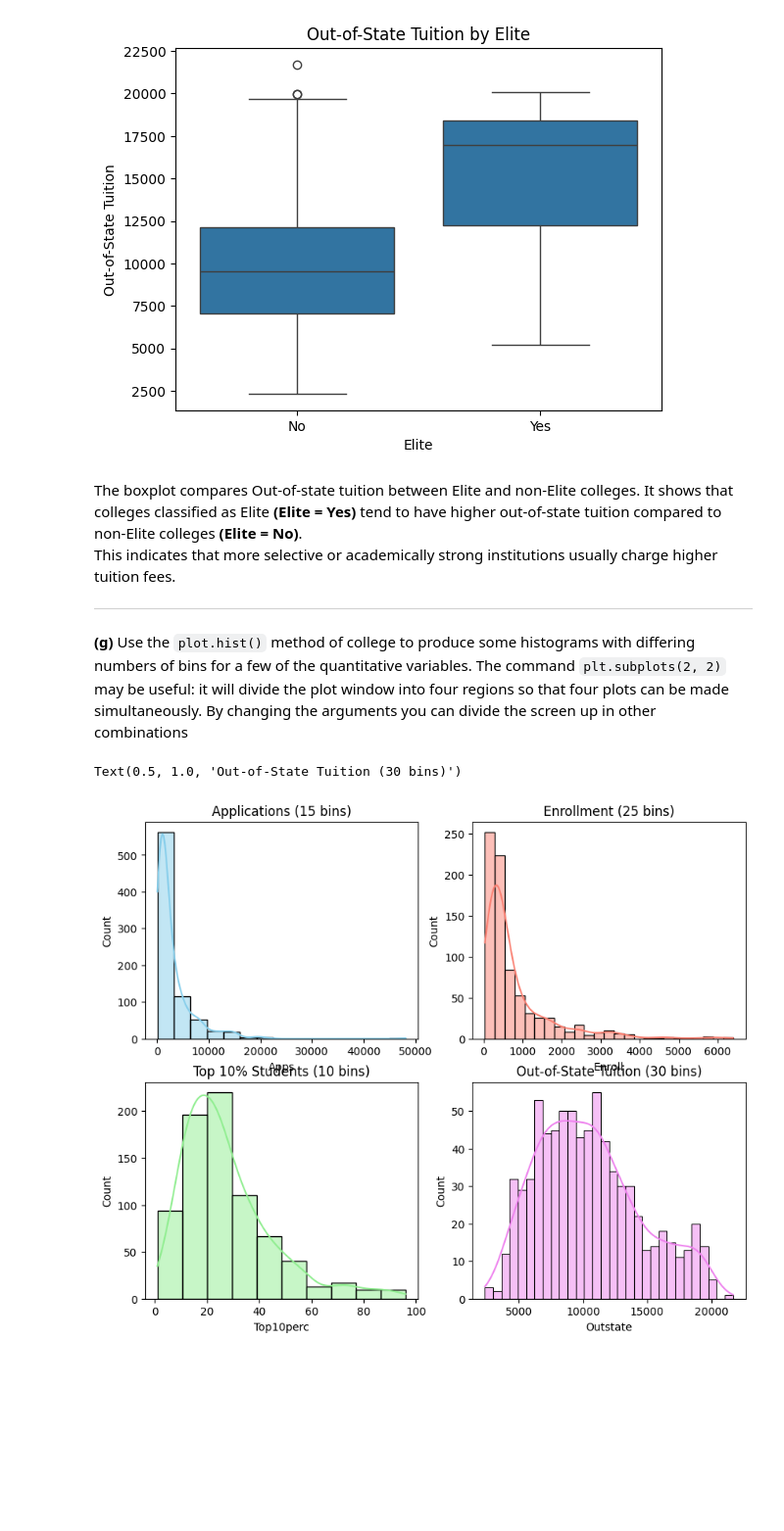
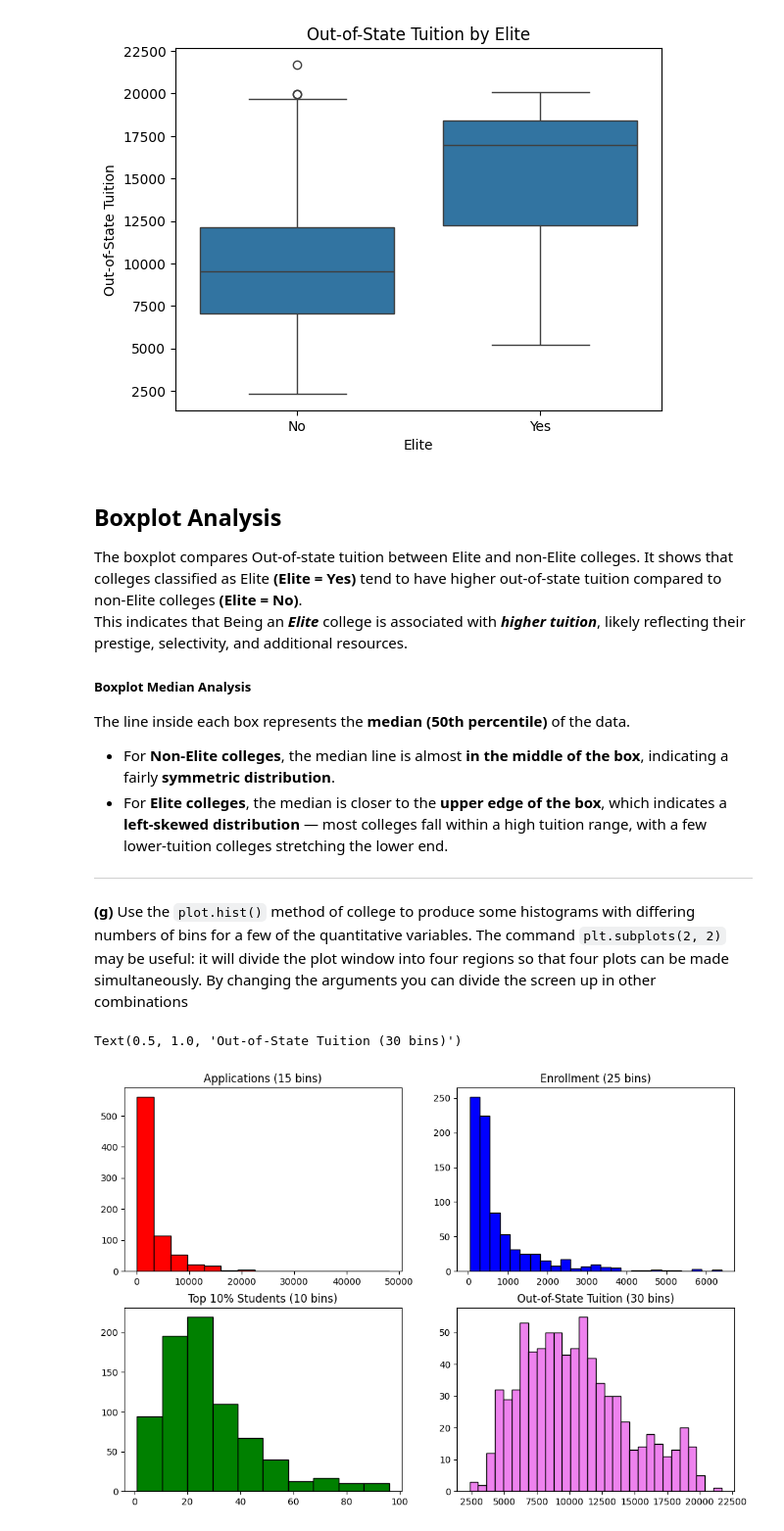
Before and after one commit to nouralahmad89-crypto/Laboration_databehandling, a Jupyter notebook: amerikanska universitet.ipynb, the cells around one changed output. Shown: that part at 98% size. Drawn from its saved outputs; the diff is of its cells as text; code cells hidden in the pictures; blank space fills up the shorter version.

```diff
--- a/amerikanska universitet.ipynb
+++ b/amerikanska universitet.ipynb
@@ -148,30 +162,41 @@ plt.ylabel('Out-of-State Tuition')
 Text(0, 0.5, 'Out-of-State Tuition')
 [figure]
 # %% [markdown]
+## Boxplot Analysis
+
 The boxplot compares Out-of-state tuition between Elite and non-Elite colleges.
 It shows that colleges classified as Elite **(Elite = Yes)** tend to have higher out-of-state tuition compared to non-Elite colleges **(Elite = No)**.<br>
-This indicates that more selective or academically strong institutions usually charge higher tuition fees.<br>
+This indicates that Being an ***Elite*** college is associated with ***higher tuition***, likely reflecting their prestige, selectivity, and additional resources.<br>
+##### Boxplot Median Analysis
 
+The line inside each box represents the **median (50th percentile)** of the data.
+
+- For **Non-Elite colleges**, the median line is almost **in the middle of the box**, indicating a fairly **symmetric distribution**.
+- For **Elite colleges**, the median is closer to the **upper edge of the box**, which indicates a **left-skewed distribution** — most colleges fall within a high tuition range, with a few lower-tuition colleges stretching the lower end.
 ---
 # %% [markdown]
 **(g)** Use the `plot.hist()` method of college to produce some histograms with differing numbers of bins for a few of the quantitative variables. The command `plt.subplots(2, 2)` may be useful: it will divide the plot window into four regions so that four plots can be made simultaneously. By changing the arguments
 you can divide the screen up in other combinations
 # %%
-fig, axes = plt.subplots(2, 2, figsize=(10, 8)) # Create a 2*2 grid of subplots
+# Create a 2x2 grid of subplots
+fig, axes = plt.subplots(2, 2, figsize=(12, 8))
 
-# Plot histograms for four quantitative variables with different bin sizes
-sns.histplot(college['Apps'], bins=15, kde=True, ax=axes[0, 0], color='skyblue')
+# Histogram for Applications
+axes[0, 0].hist(college['Apps'], bins=15, color='red', edgecolor='black')
 axes[0, 0].set_title('Applications (15 bins)')
 
-sns.histplot(college['Enroll'], bins=25, kde=True, ax=axes[0, 1], color='salmon')
+# Histogram for Enrollment
+axes[0, 1].hist(college['Enroll'], bins=25, color='blue', edgecolor='black')
 axes[0, 1].set_title('Enrollment (25 bins)')
 
-sns.histplot(college['Top10perc'], bins=10, kde=True, ax=axes[1, 0], color='lightgreen')
+# Histogram for Top 10% Students
+axes[1, 0].hist(college['Top10perc'], bins=10, color='green', edgecolor='black')
 axes[1, 0].set_title('Top 10% Students (10 bins)')
 
-sns.histplot(college['Outstate'], bins=30, kde=True, ax=axes[1, 1], color='violet')
+# Histogram for Out-of-State Tuition
+axes[1, 1].hist(college['Outstate'], bins=30, color='violet', edgecolor='black')
 axes[1, 1].set_title('Out-of-State Tuition (30 bins)')
 # %% [output]
 Text(0.5, 1.0, 'Out-of-State Tuition (30 bins)')
-[figure, old version]
+[figure, new version]
 # %% [markdown]
```
Also changed, not shown: parts of 21 cells of this notebook.
